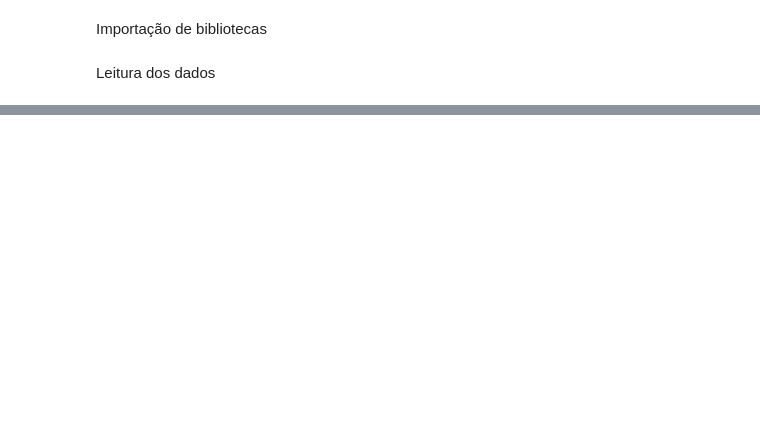
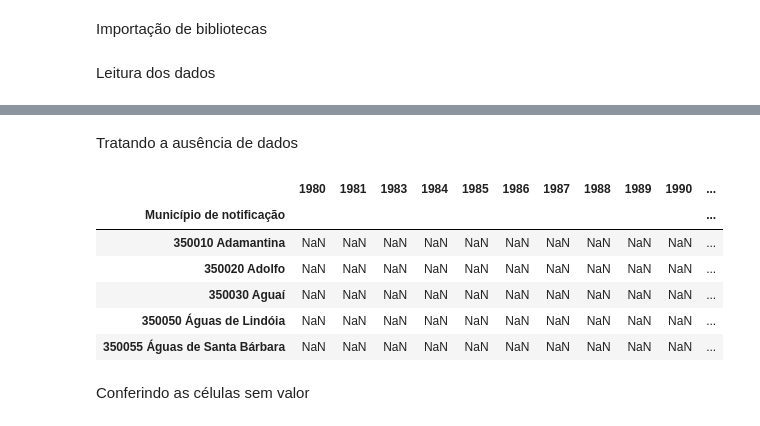
Before and after one commit to BiancaPedrosa/datascience, a Jupyter notebook: Cópia_de_Bootcamp1.ipynb, the cells around one changed output, grey strips where cells are left out. Drawn from its saved outputs; the diff is of its cells as text; code cells hidden in the pictures; blank space fills up the shorter version.

```diff
--- a/Cópia_de_Bootcamp1.ipynb
+++ b/Cópia_de_Bootcamp1.ipynb
@@ -28,0 +38,15 @@ dados.head()
+# %% [markdown]
+Tratando a ausência de dados
+# %%
+dados = dados.replace('-', np.nan)
+dados.head()
+# %% [output]
+|  | 1980 | 1981 | 1983 | 1984 | 1985 | 1986 | 1987 | 1988 | 1989 | 1990 | ... |
+| Município de notificação |  |  |  |  |  |  |  |  |  |  | ... |
+| 350010 Adamantina | NaN | NaN | NaN | NaN | NaN | NaN | NaN | NaN | NaN | NaN | ... |
+| 350020 Adolfo | NaN | NaN | NaN | NaN | NaN | NaN | NaN | NaN | NaN | NaN | ... |
+| 350030 Aguaí | NaN | NaN | NaN | NaN | NaN | NaN | NaN | NaN | NaN | NaN | ... |
+| 350050 Águas de Lindóia | NaN | NaN | NaN | NaN | NaN | NaN | NaN | NaN | NaN | NaN | ... |
+| 350055 Águas de Santa Bárbara | NaN | NaN | NaN | NaN | NaN | NaN | NaN | NaN | NaN | NaN | ... |
+# %% [markdown]
+Conferindo as células sem valor
```
Also changed, not shown: parts of 8 cells of this notebook.
